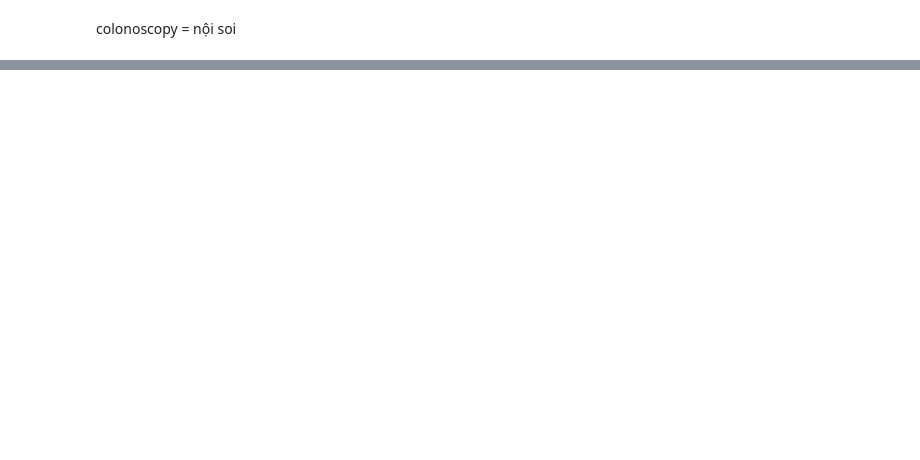
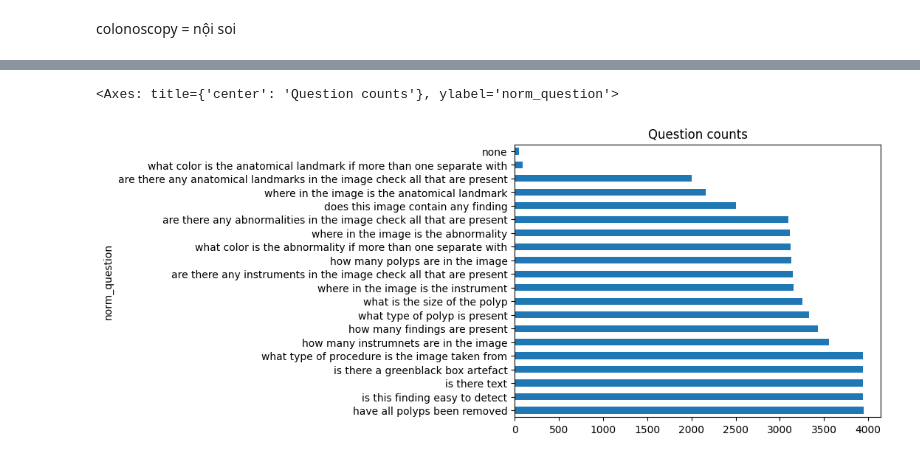
Before and after one commit to lucky-and-minie222702/MediaEval2025---Medico, a Jupyter notebook: view_data.ipynb, the cells around one changed output, grey strips where cells are left out. Cells and saved outputs as stored; diff of their text form; code cells hidden in the pictures; blank space fills up the shorter version.

```diff
--- a/view_data.ipynb
+++ b/view_data.ipynb
@@ -322,2 +326,12 @@ plt.show()
+# %%
+def norm_size_answer(text):
+    sizes = re.findall(r"\d+mm", text)
+    if len(sizes) > 0:
+        sizes = [int(s[:-2:]) for s in sizes]
+        return sizes
+    else:
+        return text
+# %%
+df["norm_answer"] = df["norm_answer"].apply(norm_size_answer)
 # %%
 df.to_csv("data/preprocessed_metadata.csv", index = False)
@@ -323,0 +392,6 @@ df.to_csv("data/preprocessed_metadata.csv", index = False)
+# %%
+plt.title("Question counts")
+df["norm_question"].value_counts().plot(kind = "barh")
+# %% [output]
+<Axes: title={'center': 'Question counts'}, ylabel='norm_question'>
+[figure, added]
```
Also changed, not shown: parts of 19 cells of this notebook.
